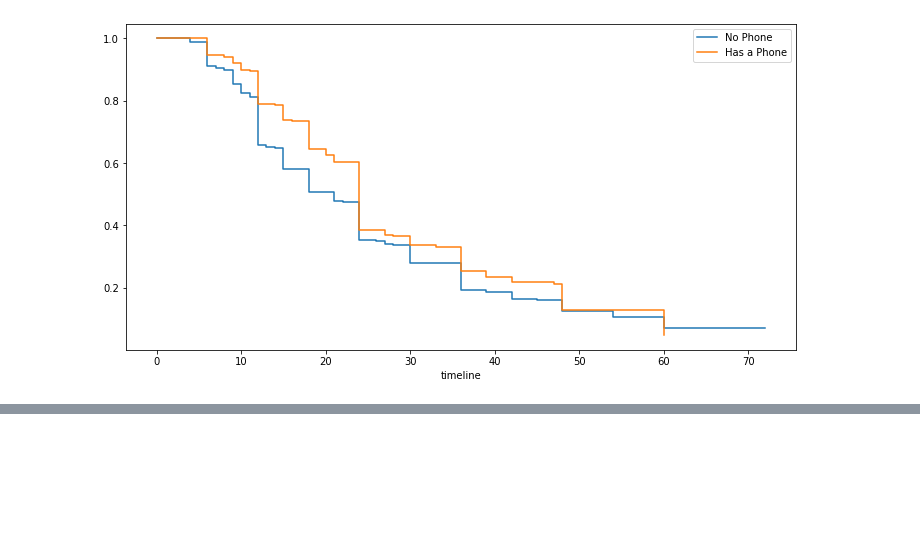
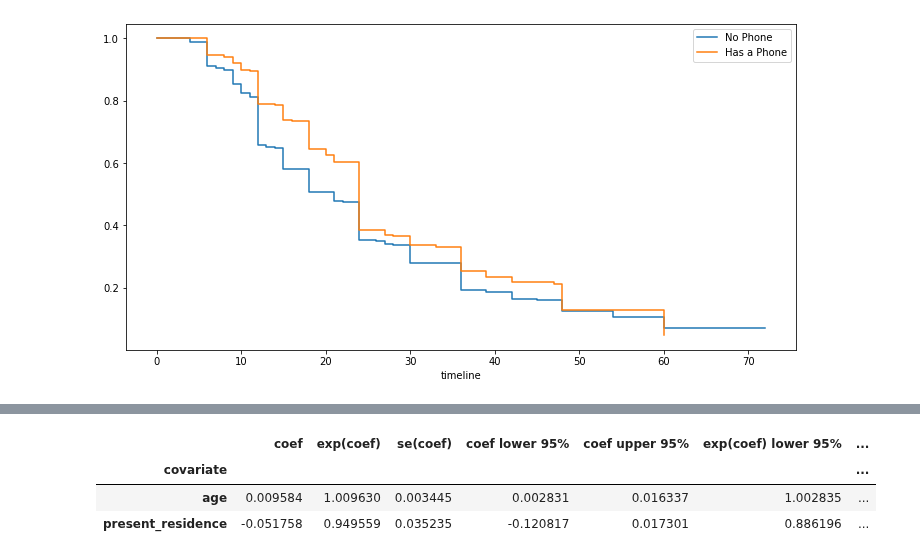
Before and after one commit to ds-modules/ECON-148, a Jupyter notebook: survival_analysis/survival_analysis.ipynb, the cells around one changed output, grey strips where cells are left out. Cells and saved outputs as stored; diff of their text form; code cells hidden in the pictures; blank space fills up the shorter version.

```diff
--- a/survival_analysis/survival_analysis.ipynb
+++ b/survival_analysis/survival_analysis.ipynb
@@ -254,0 +277,7 @@ ax = kmf.plot(ax=ax,ci_show=False)
+# %%
+from lifelines.datasets import load_rossi
+from lifelines import CoxPHFitter
+
+
+cph = CoxPHFitter()
+cph.fit(credit, duration_col='duration', event_col='credit_risk', formula ="age + present_residence")
@@ -254,0 +294,7 @@ ax = kmf.plot(ax=ax,ci_show=False)
+# %%
+cph.summary
+# %% [output]
+|  | coef | exp(coef) | se(coef) | coef lower 95% | coef upper 95% | exp(coef) lower 95% | ... |
+| covariate |  |  |  |  |  |  | ... |
+| age | 0.009584 | 1.009630 | 0.003445 | 0.002831 | 0.016337 | 1.002835 | ... |
+| present_residence | -0.051758 | 0.949559 | 0.035235 | -0.120817 | 0.017301 | 0.886196 | ... |
```
Also changed, not shown: parts of 17 cells of this notebook.
